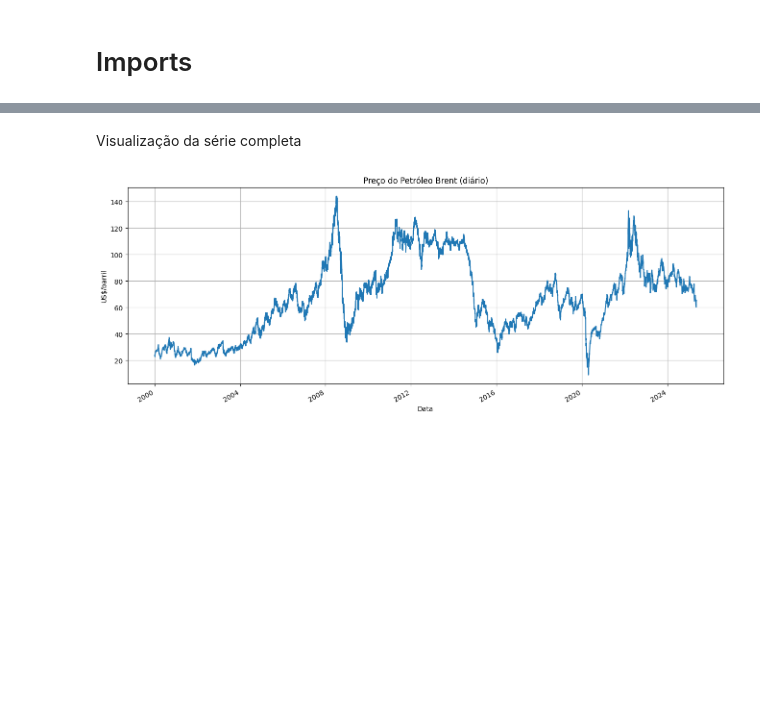
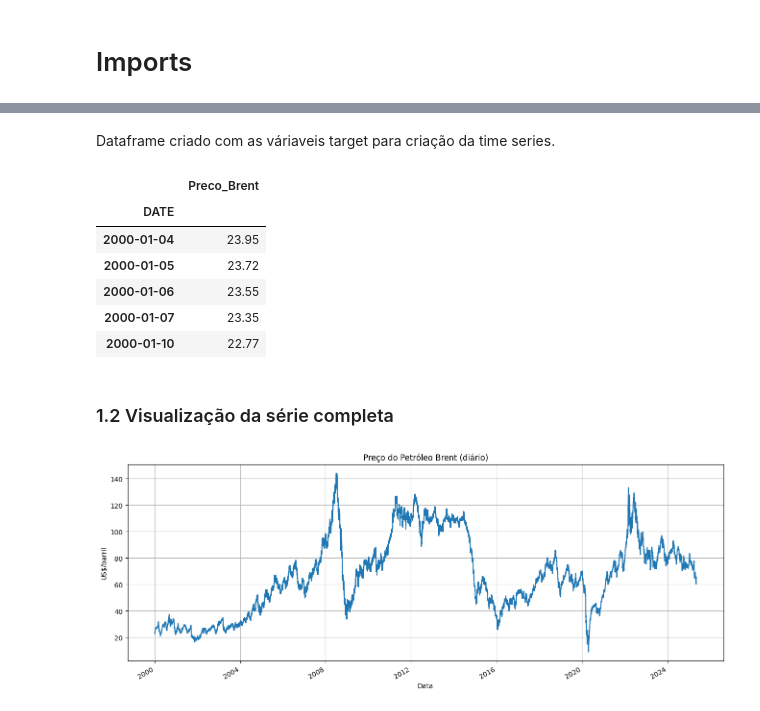
Before and after one commit to shibbys/techchallenge04, a Jupyter notebook: TC04_Analysis_v1.ipynb, the cells around one changed output, grey strips where cells are left out. Drawn from its saved outputs; the diff is of its cells as text; code cells hidden in the pictures; blank space fills up the shorter version.

```diff
--- a/TC04_Analysis_v1.ipynb
+++ b/TC04_Analysis_v1.ipynb
@@ -26,8 +70,20 @@ df = df.rename(columns={'VALUE (US$)': 'Preco_Brent'})
 df.index = pd.to_datetime(df.index)
 df = df.sort_index().dropna()
 df = df[['Preco_Brent']]
+# %% [markdown]
+Dataframe criado com as váriaveis target para criação da time series.
+# %%
+df.head()
+# %% [output]
+|  | Preco_Brent |
+| DATE |  |
+| 2000-01-04 | 23.95 |
+| 2000-01-05 | 23.72 |
+| 2000-01-06 | 23.55 |
+| 2000-01-07 | 23.35 |
+| 2000-01-10 | 22.77 |
 # %% [markdown]
-Visualização da série completa
+### 1.2 Visualização da série completa
 # %%
 df['Preco_Brent'].plot(figsize=(16, 6), title='Preço do Petróleo Brent (diário)')
 plt.ylabel('US$/barril')
```
Also changed, not shown: parts of 49 cells of this notebook.
